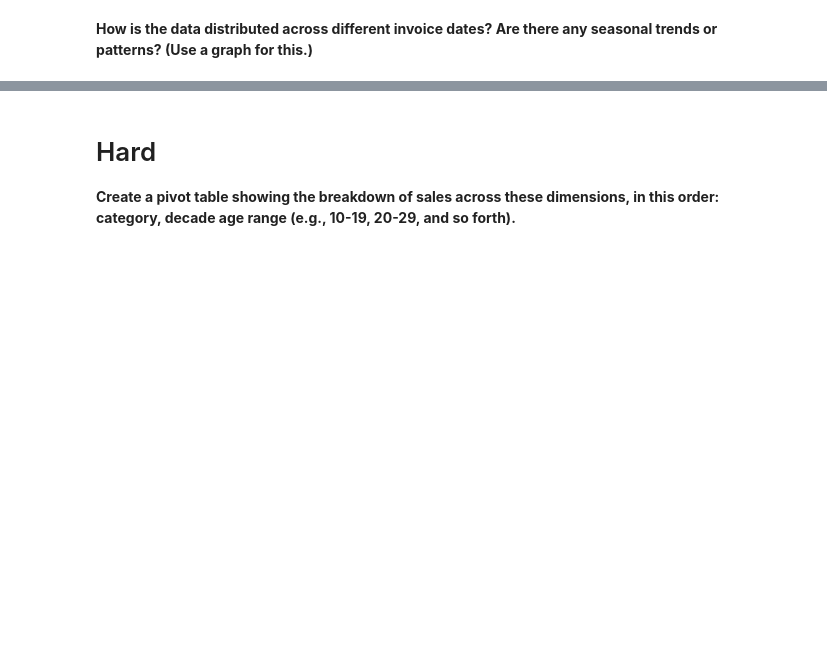
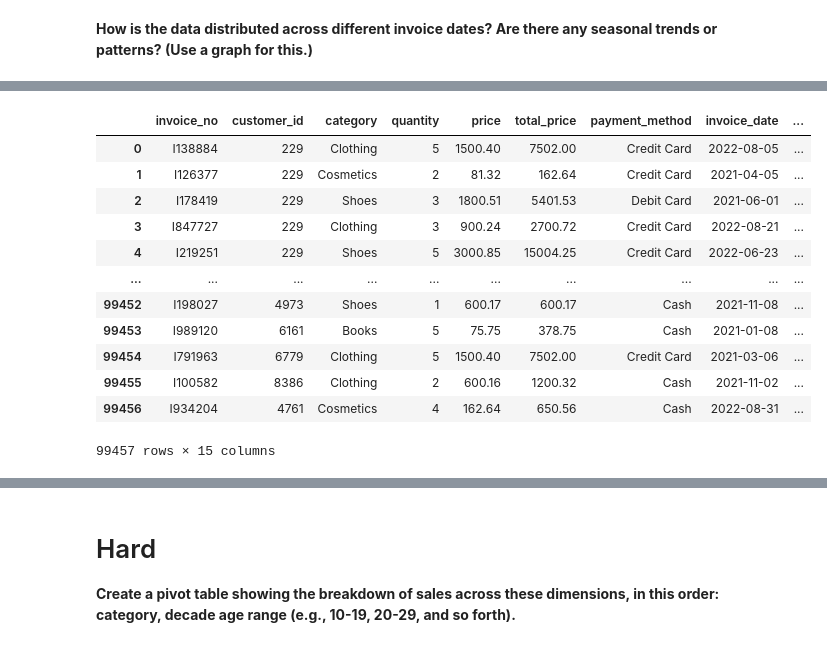
Before and after one commit to dygi-slay/dy-itm25, a Jupyter notebook: sales-data.ipynb, the cells around one changed output, grey strips where cells are left out. Saved outputs shown, nothing was run; the diff lists cells and outputs as text; code cells hidden in the pictures; blank space fills up the shorter version.

```diff
--- a/sales-data.ipynb
+++ b/sales-data.ipynb
@@ -127,3 +111,19 @@ merged.sort_values(by='invoice_date', ascending=True)
+# %%
+merged
+# %% [output]
+|  | invoice_no | customer_id | category | quantity | price | total_price | payment_method | invoice_date | ... |
+| 0 | I138884 | 229 | Clothing | 5 | 1500.40 | 7502.00 | Credit Card | 2022-08-05 | ... |
+| 1 | I126377 | 229 | Cosmetics | 2 | 81.32 | 162.64 | Credit Card | 2021-04-05 | ... |
+| 2 | I178419 | 229 | Shoes | 3 | 1800.51 | 5401.53 | Debit Card | 2021-06-01 | ... |
+| 3 | I847727 | 229 | Clothing | 3 | 900.24 | 2700.72 | Credit Card | 2022-08-21 | ... |
+| 4 | I219251 | 229 | Shoes | 5 | 3000.85 | 15004.25 | Credit Card | 2022-06-23 | ... |
+| ... | ... | ... | ... | ... | ... | ... | ... | ... | ... |
+| 99452 | I198027 | 4973 | Shoes | 1 | 600.17 | 600.17 | Cash | 2021-11-08 | ... |
+| 99453 | I989120 | 6161 | Books | 5 | 75.75 | 378.75 | Cash | 2021-01-08 | ... |
+| 99454 | I791963 | 6779 | Clothing | 5 | 1500.40 | 7502.00 | Credit Card | 2021-03-06 | ... |
+| 99455 | I100582 | 8386 | Clothing | 2 | 600.16 | 1200.32 | Cash | 2021-11-02 | ... |
+| 99456 | I934204 | 4761 | Cosmetics | 4 | 162.64 | 650.56 | Cash | 2022-08-31 | ... |
+99457 rows × 15 columns
 # %%
 merged['invoice_date'] = pd.to_datetime(merged['invoice_date'],format='mixed', dayfirst=True)
 
```
Also changed, not shown: parts of 6 cells of this notebook.
